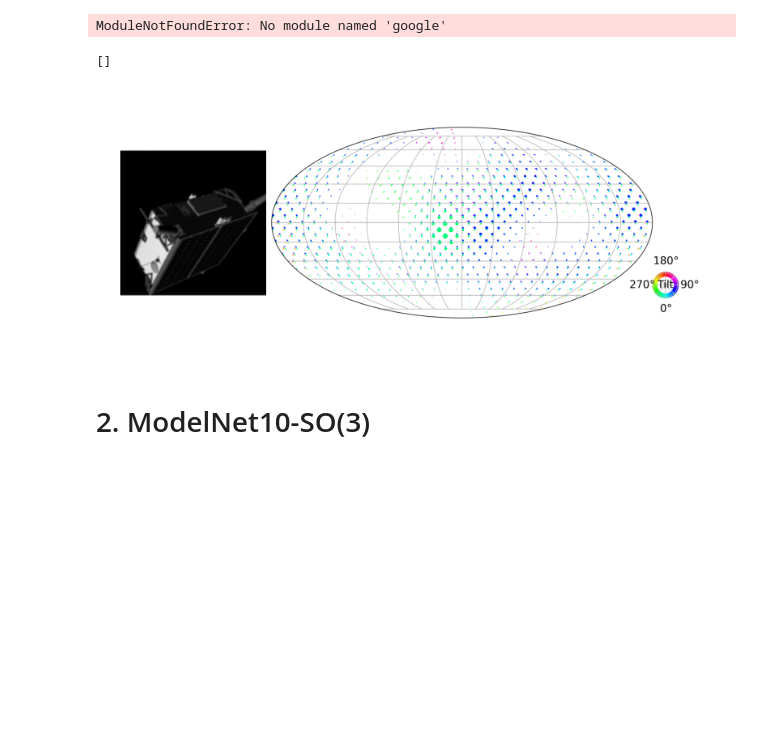
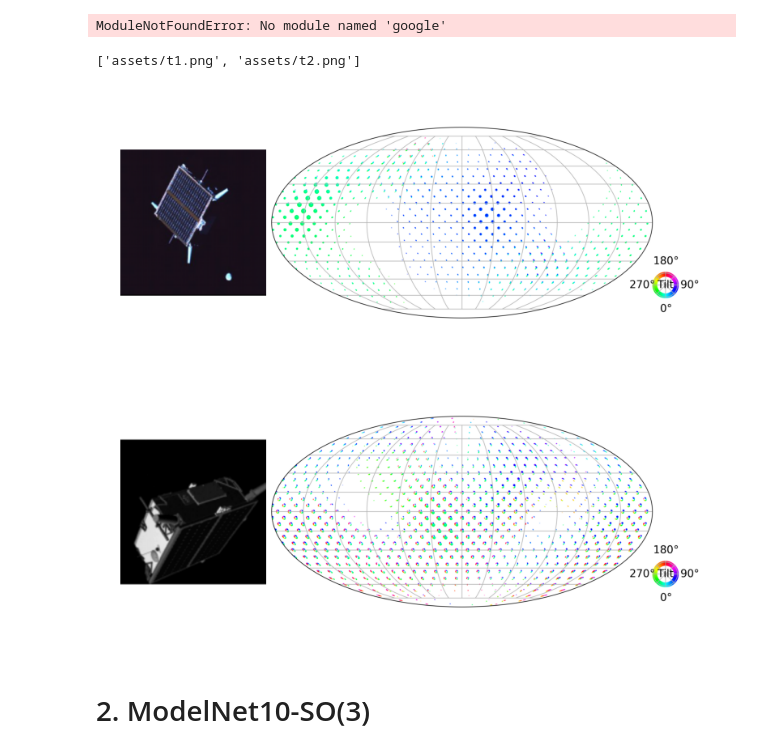
Before and after one commit to Airport237/image2sphere, a Jupyter notebook: visualize_trained_predictions.ipynb, the cells around one changed output. Saved outputs shown, nothing was run; the diff lists cells and outputs as text; code cells hidden in the pictures; blank space fills up the shorter version.

```diff
--- a/visualize_trained_predictions.ipynb
+++ b/visualize_trained_predictions.ipynb
@@ -91,27 +91,29 @@ ModuleNotFoundError: No module named 'google'
 # %%
 import glob
 from PIL import Image
 import torchvision.transforms as T
 import torch
 
-img_files = glob.glob('**.jpg') + glob.glob('**.png')
+# replace with your own image paths or use glob
+img_files = ["assets/t1.png", "assets/t2.png"]
 print(img_files)
-# for img_file in img_files:
-img = Image.open(
-    "./assets/t2.png").convert('RGB')
+for img_file in img_files:
+    img = Image.open(
+        img_file).convert('RGB')
 
-# resize and center crop
-img = T.ToTensor()(img)
-img = T.Resize(224)(img)
-img = T.CenterCrop(224)(img)
-img = img.unsqueeze(0)
+    # resize and center crop
+    img = T.ToTensor()(img)
+    img = T.Resize(224)(img)
+    img = T.CenterCrop(224)(img)
+    img = img.unsqueeze(0)
 
-prob = model.compute_probabilities(img, None)
+    prob = model.compute_probabilities(img, None)  # type: ignore
 
-plot_predictions(img, prob, model.eval_rotmats, num=1)
+    plot_predictions(img, prob, model.eval_rotmats, num=1)
 # %% [output]
-[]
+['assets/t1.png', 'assets/t2.png']
-[figure, old version]
+[figure, new version]
+[figure, added]
 # %% [markdown]
 # 2. ModelNet10-SO(3)
 # %% [markdown]
```
